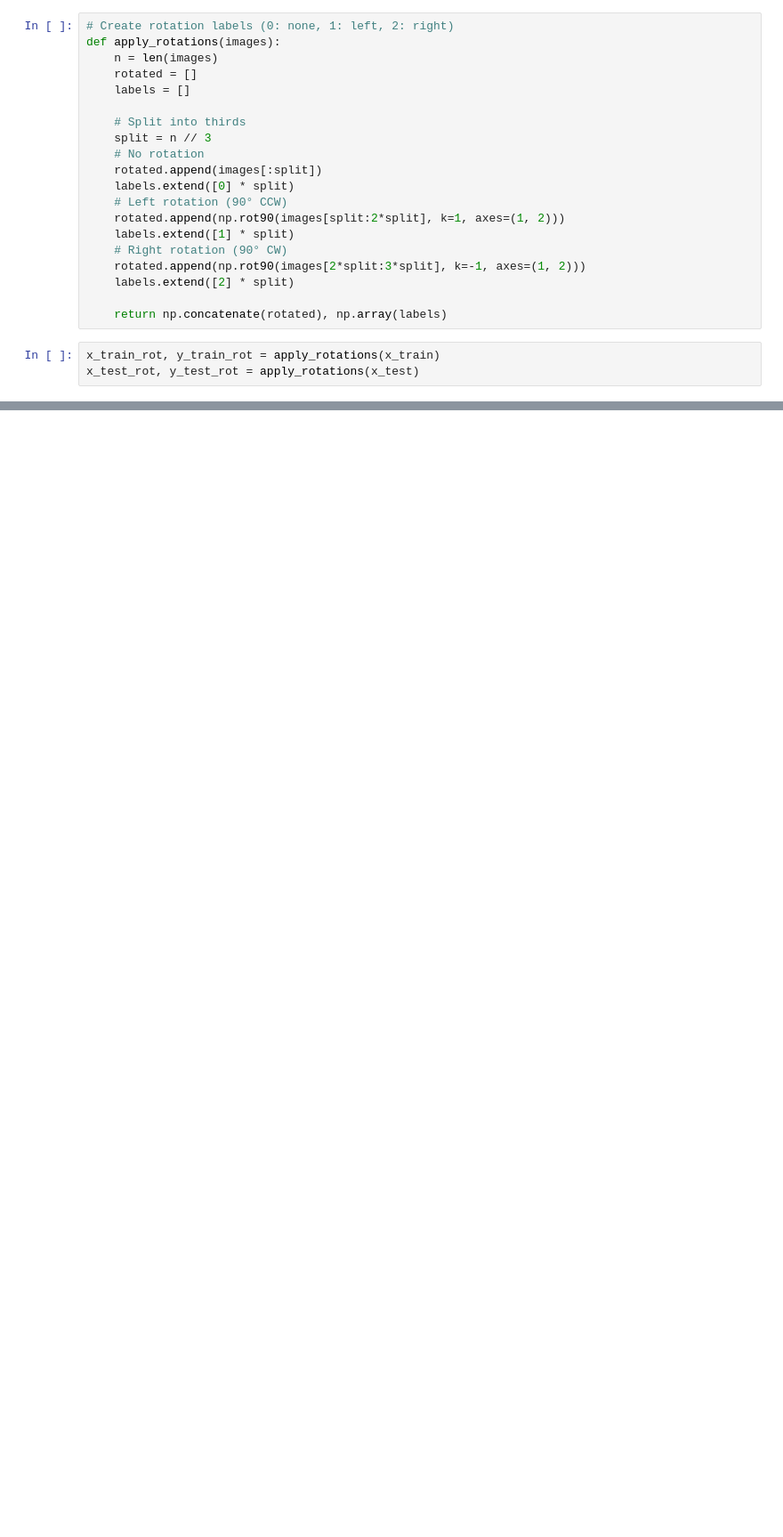
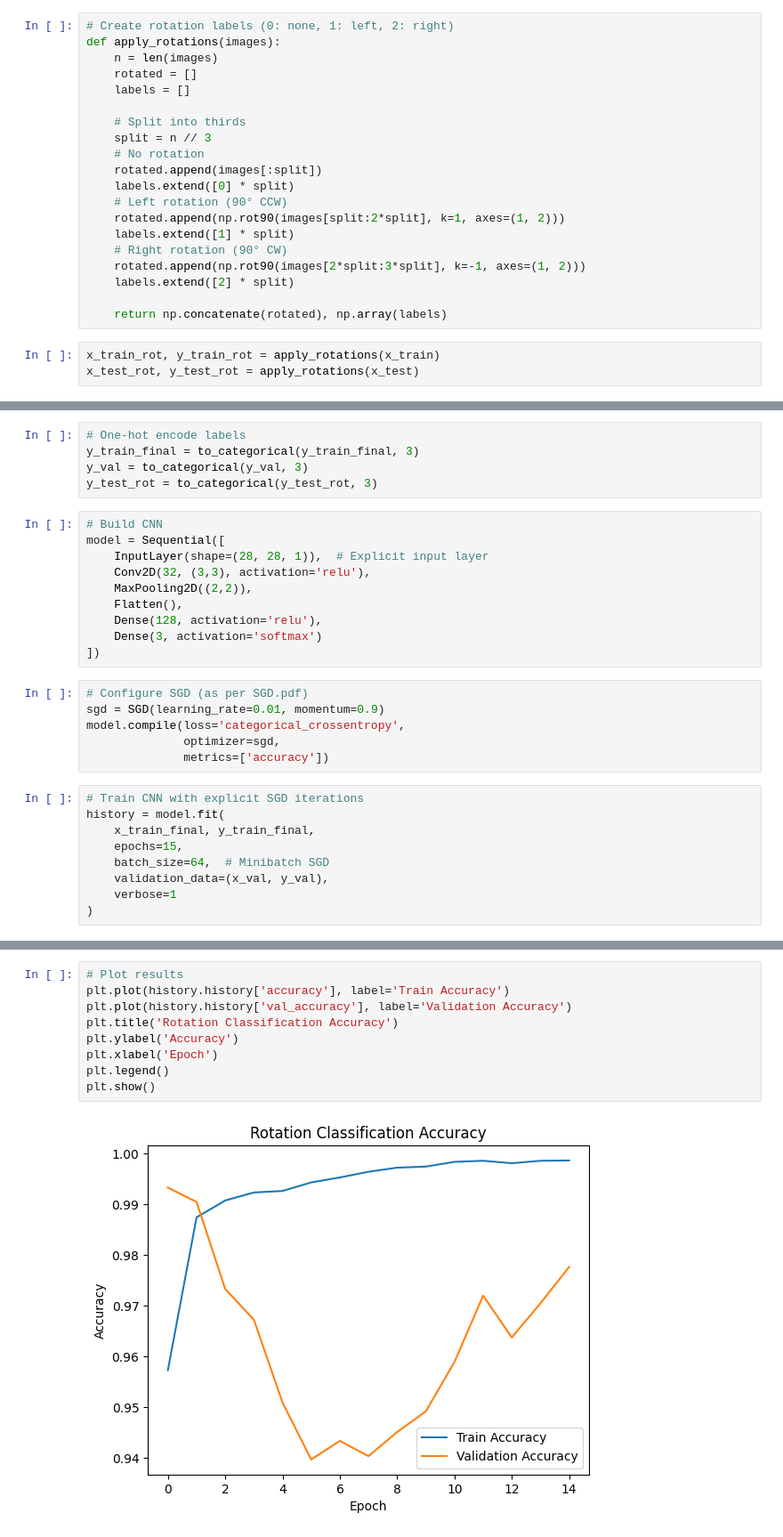
Before and after one commit to jescsk/AIML425, a Jupyter notebook: Assignment2/sgd.ipynb, the cells around one changed output, grey strips where cells are left out. Shown at 89% size. Drawn from its saved outputs; the diff is of its cells as text; blank space fills up the shorter version.

Commit message:
feat(a2): train test cnn and add report pdf

```diff
--- a/Assignment2/sgd.ipynb
+++ b/Assignment2/sgd.ipynb
@@ -64,3 +81,33 @@ x_val = x_train_rot[val_split:]
 y_val = y_train_rot[val_split:]
 x_train_final = x_train_rot[:val_split]
 y_train_final = y_train_rot[:val_split]
+# %%
+# One-hot encode labels
+y_train_final = to_categorical(y_train_final, 3)
+y_val = to_categorical(y_val, 3)
+y_test_rot = to_categorical(y_test_rot, 3)
+# %%
+# Build CNN
+model = Sequential([
+    InputLayer(shape=(28, 28, 1)),  # Explicit input layer
+    Conv2D(32, (3,3), activation='relu'),
+    MaxPooling2D((2,2)),
+    Flatten(),
+    Dense(128, activation='relu'),
+    Dense(3, activation='softmax')
+])
+# %%
+# Configure SGD (as per SGD.pdf)
+sgd = SGD(learning_rate=0.01, momentum=0.9)
+model.compile(loss='categorical_crossentropy',
+              optimizer=sgd,
+              metrics=['accuracy'])
+# %%
+# Train CNN with explicit SGD iterations
+history = model.fit(
+    x_train_final, y_train_final,
+    epochs=15,
+    batch_size=64,  # Minibatch SGD
+    validation_data=(x_val, y_val),
+    verbose=1
+)
@@ -66,0 +132,11 @@ y_train_final = y_train_rot[:val_split]
+# %%
+# Plot results
+plt.plot(history.history['accuracy'], label='Train Accuracy')
+plt.plot(history.history['val_accuracy'], label='Validation Accuracy')
+plt.title('Rotation Classification Accuracy')
+plt.ylabel('Accuracy')
+plt.xlabel('Epoch')
+plt.legend()
+plt.show()
+# %% [output]
+[figure, added]
```
Also changed, not shown: parts of 7 cells of this notebook, 3 other files.
